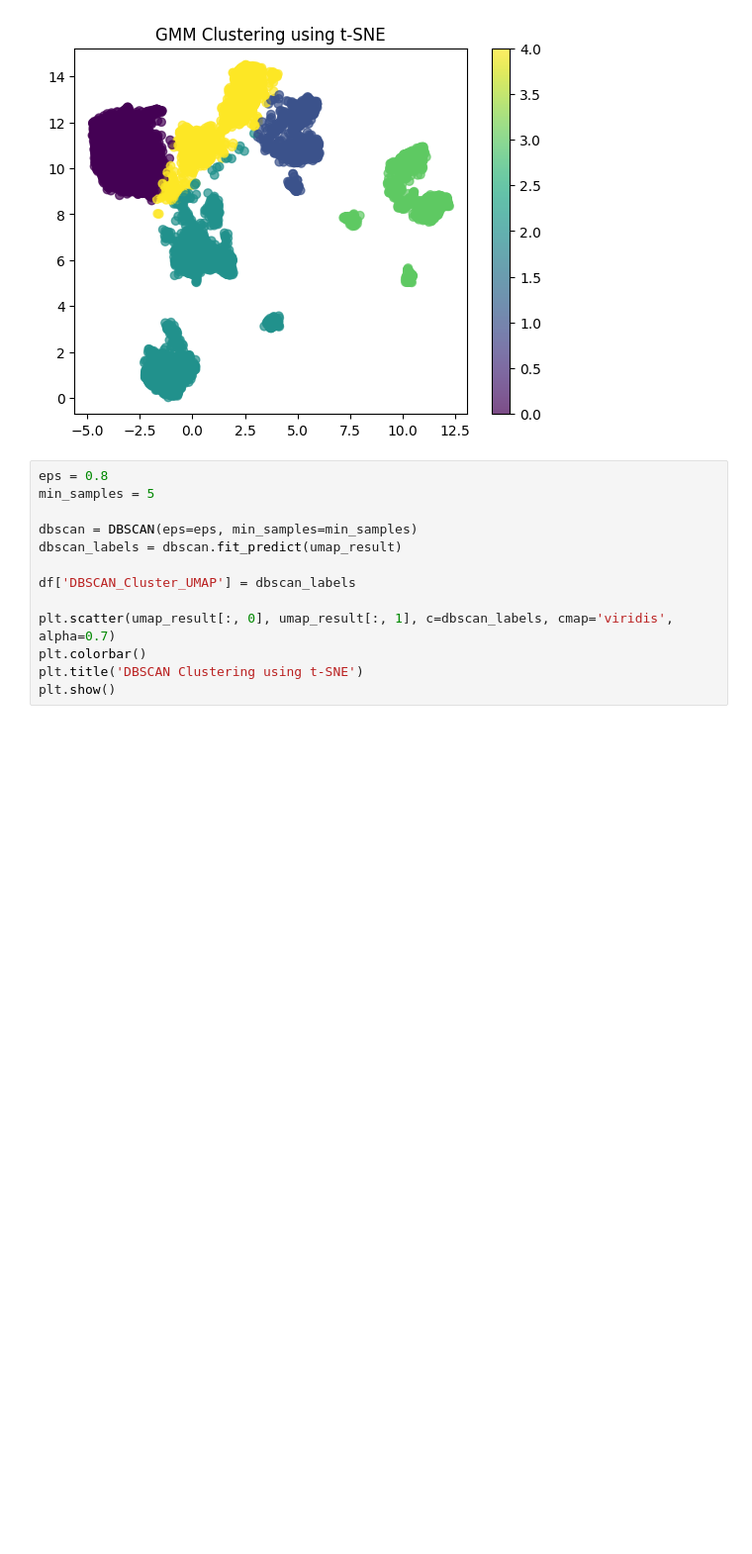
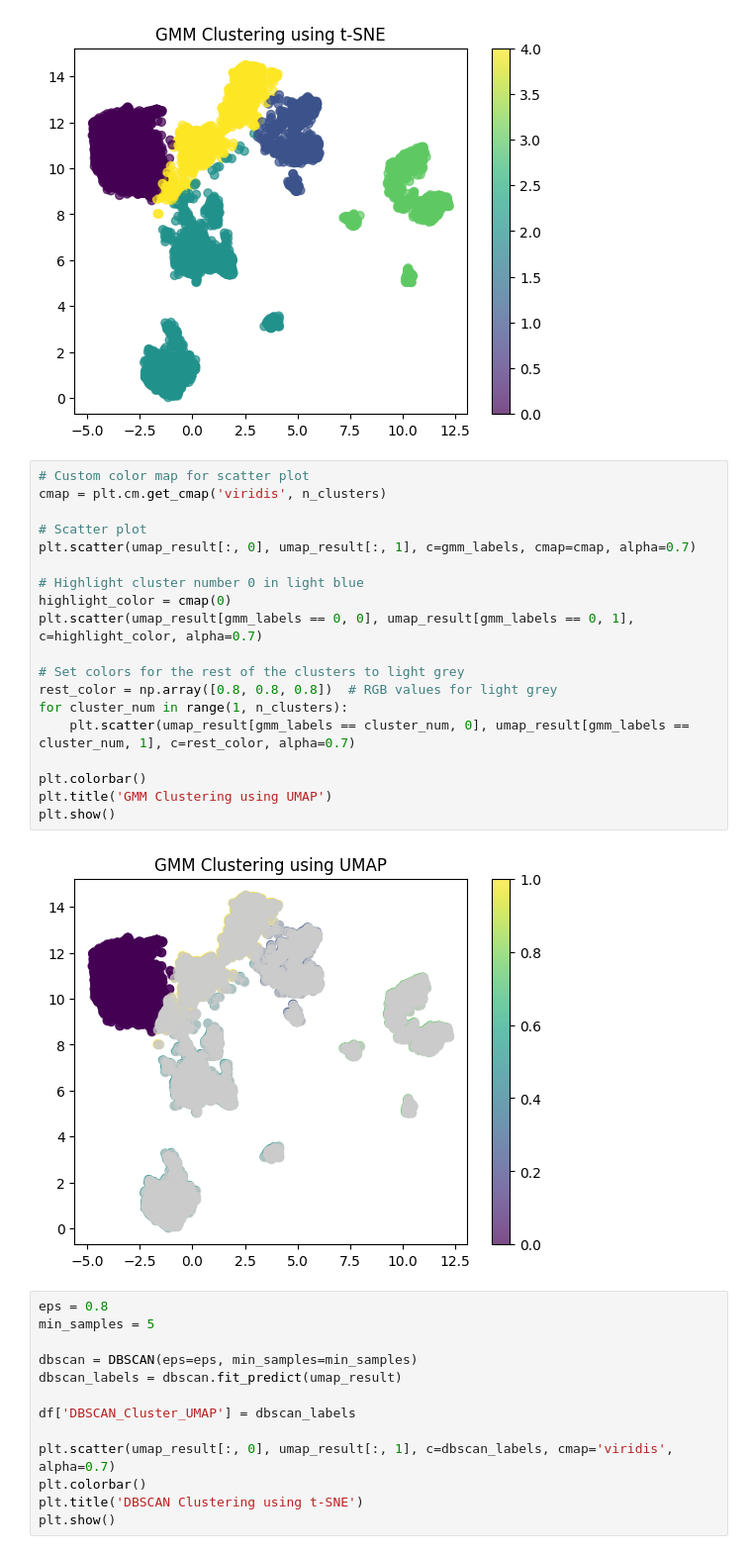
Before and after one commit to MemphiS047/icu-flow-prediction, a Jupyter notebook: script/clustering.ipynb, the cells around one changed output. Shown at 99% size. Saved outputs shown, nothing was run; the diff lists cells and outputs as text; blank space fills up the shorter version.

Commit message:
Finalized the results on inidvidual classificatio of the clusters

```diff
--- a/script/clustering.ipynb
+++ b/script/clustering.ipynb
@@ -187,6 +187,27 @@ plt.title('GMM Clustering using t-SNE')
 plt.show()
 # %% [output]
 [figure]
+# %%
+# Custom color map for scatter plot
+cmap = plt.cm.get_cmap('viridis', n_clusters)
+
+# Scatter plot
+plt.scatter(umap_result[:, 0], umap_result[:, 1], c=gmm_labels, cmap=cmap, alpha=0.7)
+
+# Highlight cluster number 0 in light blue
+highlight_color = cmap(0)
+plt.scatter(umap_result[gmm_labels == 0, 0], umap_result[gmm_labels == 0, 1], c=highlight_color, alpha=0.7)
+
+# Set colors for the rest of the clusters to light grey
+rest_color = np.array([0.8, 0.8, 0.8])  # RGB values for light grey
+for cluster_num in range(1, n_clusters):
+    plt.scatter(umap_result[gmm_labels == cluster_num, 0], umap_result[gmm_labels == cluster_num, 1], c=rest_color, alpha=0.7)
+
+plt.colorbar()
+plt.title('GMM Clustering using UMAP')
+plt.show()
+# %% [output]
+[figure, added]
 # %%
 eps = 0.8
 min_samples = 5
```
Also changed, not shown: parts of 3 cells of this notebook, 1 other file.
